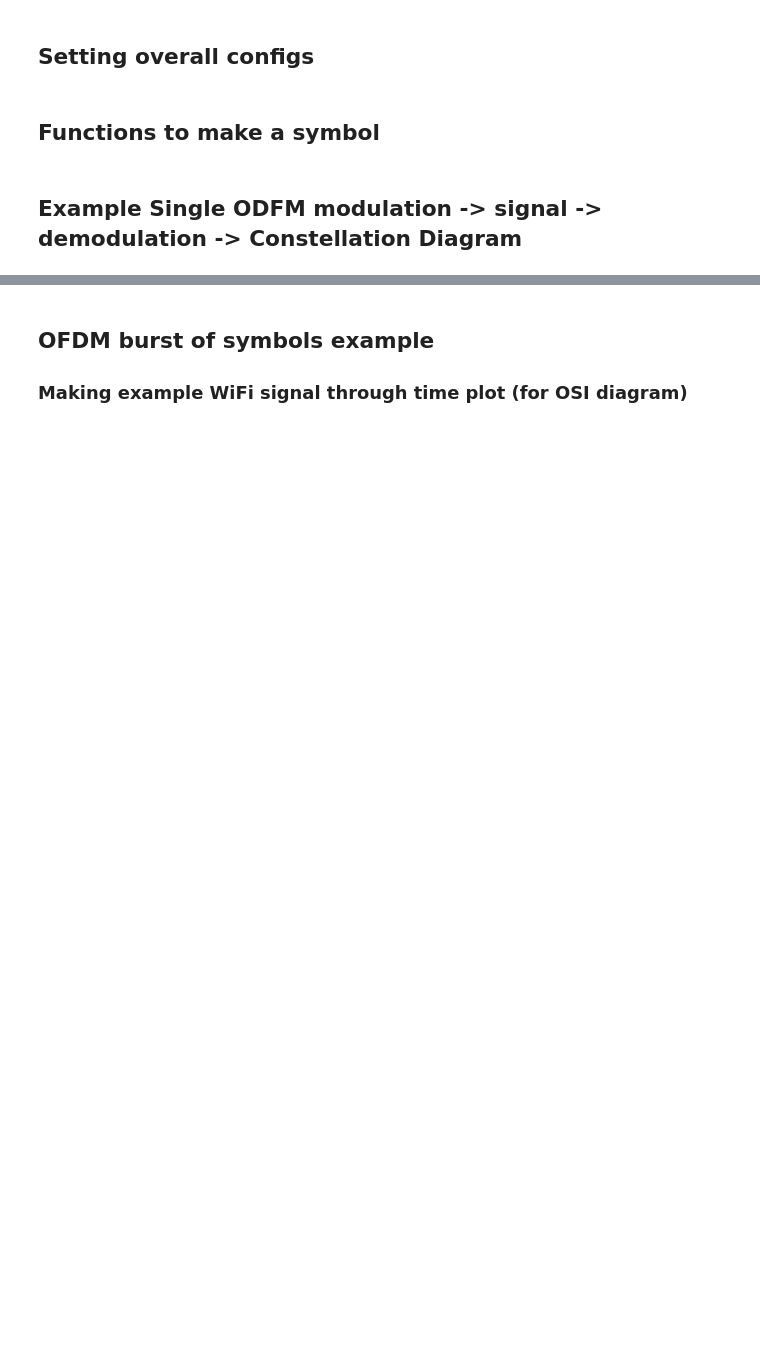
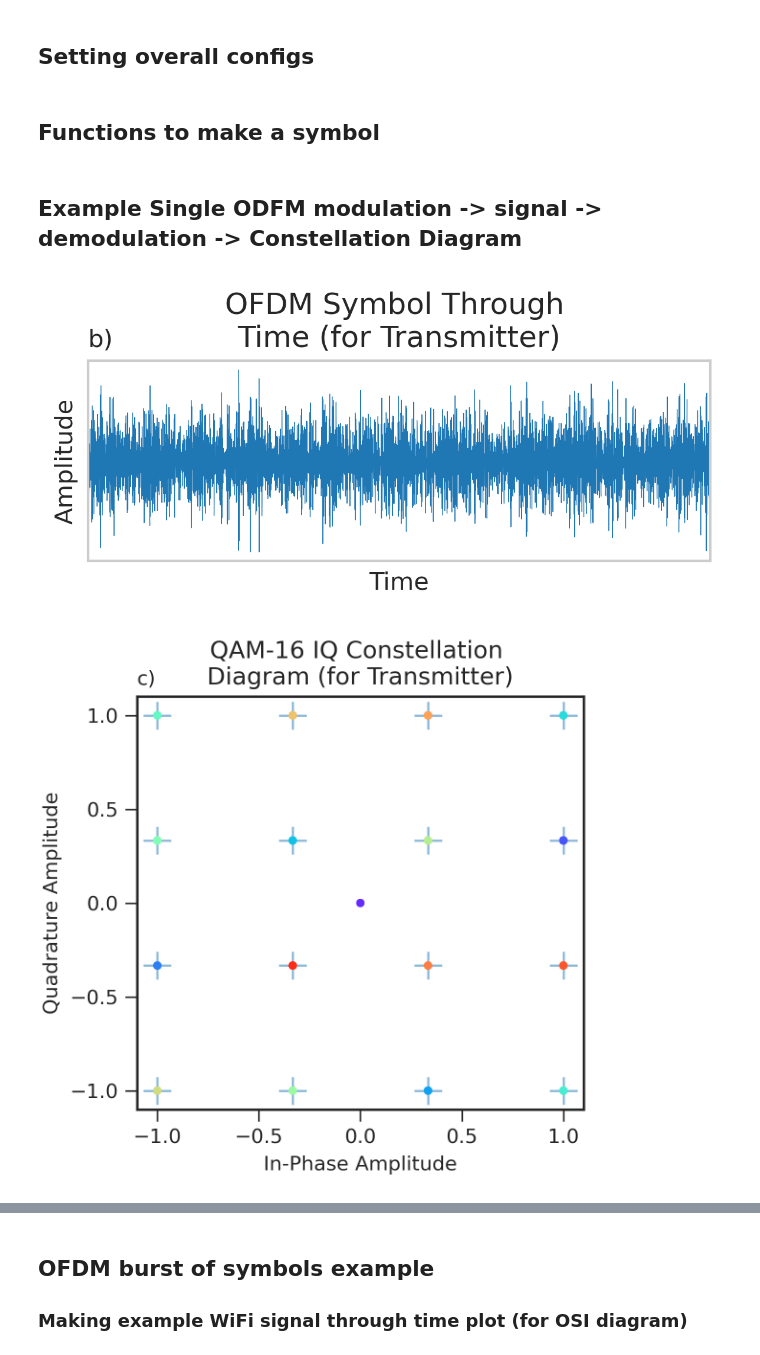
Before and after one commit to tlee08/XL-NTA_honours_dev, a Jupyter notebook: 2_analyse/signals.ipynb, the cells around one changed output, grey strips where cells are left out. Cells and saved outputs as stored; diff of their text form; code cells hidden in the pictures; blank space fills up the shorter version.

```diff
--- a/2_analyse/signals.ipynb
+++ b/2_analyse/signals.ipynb
@@ -151,8 +151,8 @@ with plt.style.context(style):
     # Setting x limits
     ax.set_xlim((t.min(), t.max()))
     # Remove axis tick numbers
-    ax.set_xticklabels(['' for _ in ax.get_xticks()])
-    ax.set_yticklabels(['' for _ in ax.get_yticks()])
+    ax.set_xticks([])
+    ax.set_yticks([])
     # Set legend position (or remove)
     # Plot fig
     fig.tight_layout()
@@ -183,8 +183,8 @@ with plt.style.context(style):
 #     # Setting x limits
 #     ax.set_xlim((mod_freq.min(), mod_freq.max()))
 #     # Remove axis tick numbers
-#     ax.set_xticklabels(['' for _ in ax.get_xticks()])
-#     ax.set_yticklabels(['' for _ in ax.get_yticks()])
+#     ax.set_xticks([])
+#     ax.set_yticks([])
 #     # Set legend position (or remove)
 #     ax.legend(loc='upper left', bbox_to_anchor=(1, 1))
 #     # Plot fig
@@ -209,35 +209,38 @@ with plt.style.context(style):
         alpha=0.5,
         edgecolor=None,
         ax=ax,
     )
     sns.scatterplot(
         x=np.real(demod_vals),
         y=np.imag(demod_vals),
         hue=x.astype(str),
         marker=".",
         palette="rainbow",
         alpha=0.4,
         edgecolor=None,
         s=50,
         ax=ax,
     )
     # Set axes titles
     ax.set_title("c)", loc='left', fontsize='medium')
     ax.set_title("QAM-16 IQ Constellation \nDiagram (for Transmitter)")
     ax.set_xlabel("In-Phase Amplitude")
     ax.set_ylabel("Quadrature Amplitude")
     ax.grid(False)
     # CUSTOMISING APPEARANCE
     # Remove x-axis tick numbers
-    # ax.set_xticklabels(['' for _ in ax.get_xticks()])
-    # ax.set_yticklabels(['' for _ in ax.get_yticks()])
+    ax.set_xticks(np.linspace(-1, 1, 5, True))
+    ax.set_yticks(np.linspace(-1, 1, 5, True))
     # Set legend position (or remove)
     ax.get_legend().remove()
     # Save fig
     fig.tight_layout()
     fig.savefig("/Users/timothylee/Desktop/Uni/Yr5/Honours/honours_thesis/figures/plt_figs/trans_IQ_example.png")
     # fig.clf()
     # plt.close()
+# %% [output]
+[figure, added]
+[figure, added]
 # %%
 # RECEIVER SIGNALS
 
```
Also changed, not shown: parts of 4 cells of this notebook, 4 other files.
